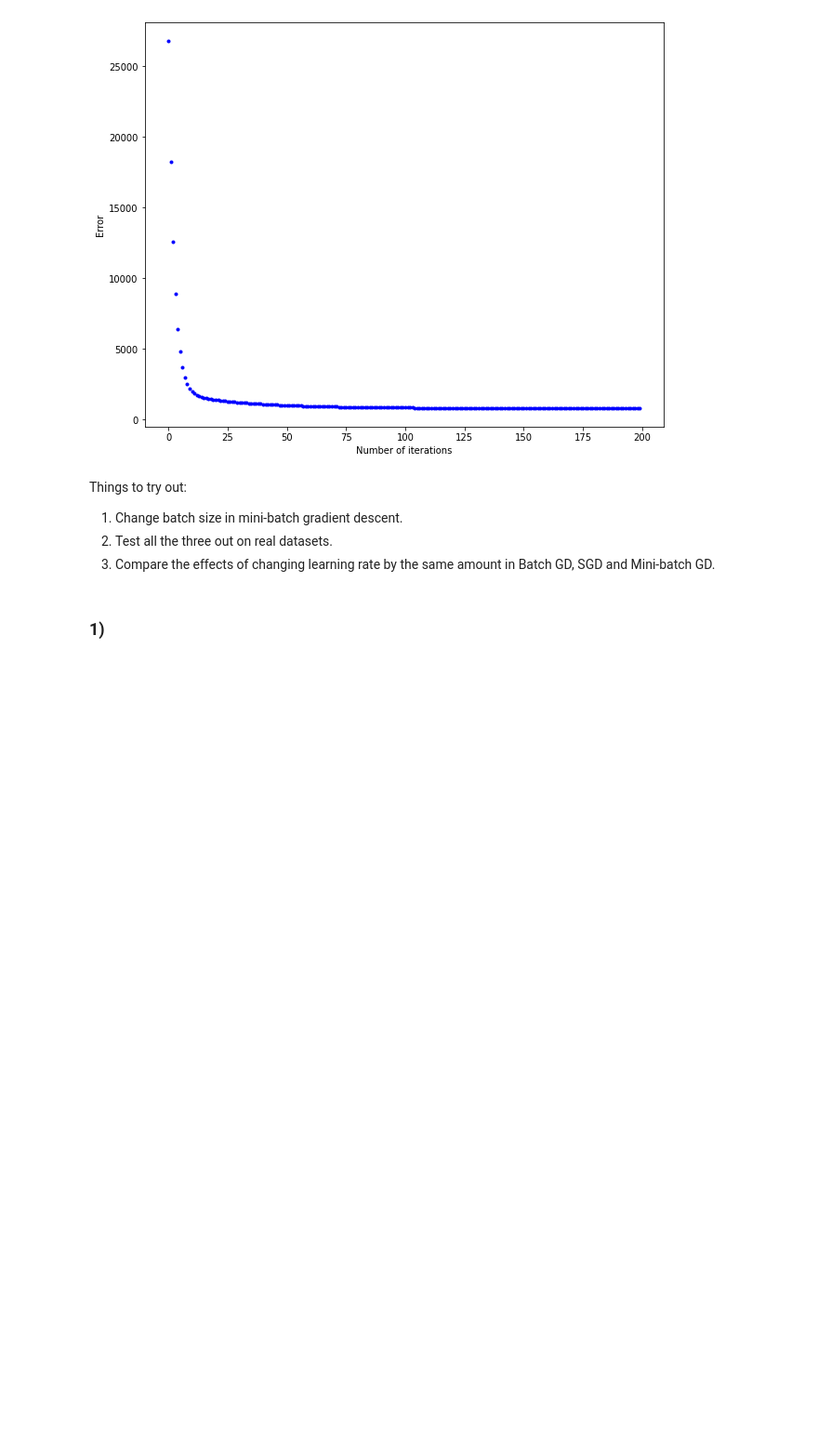
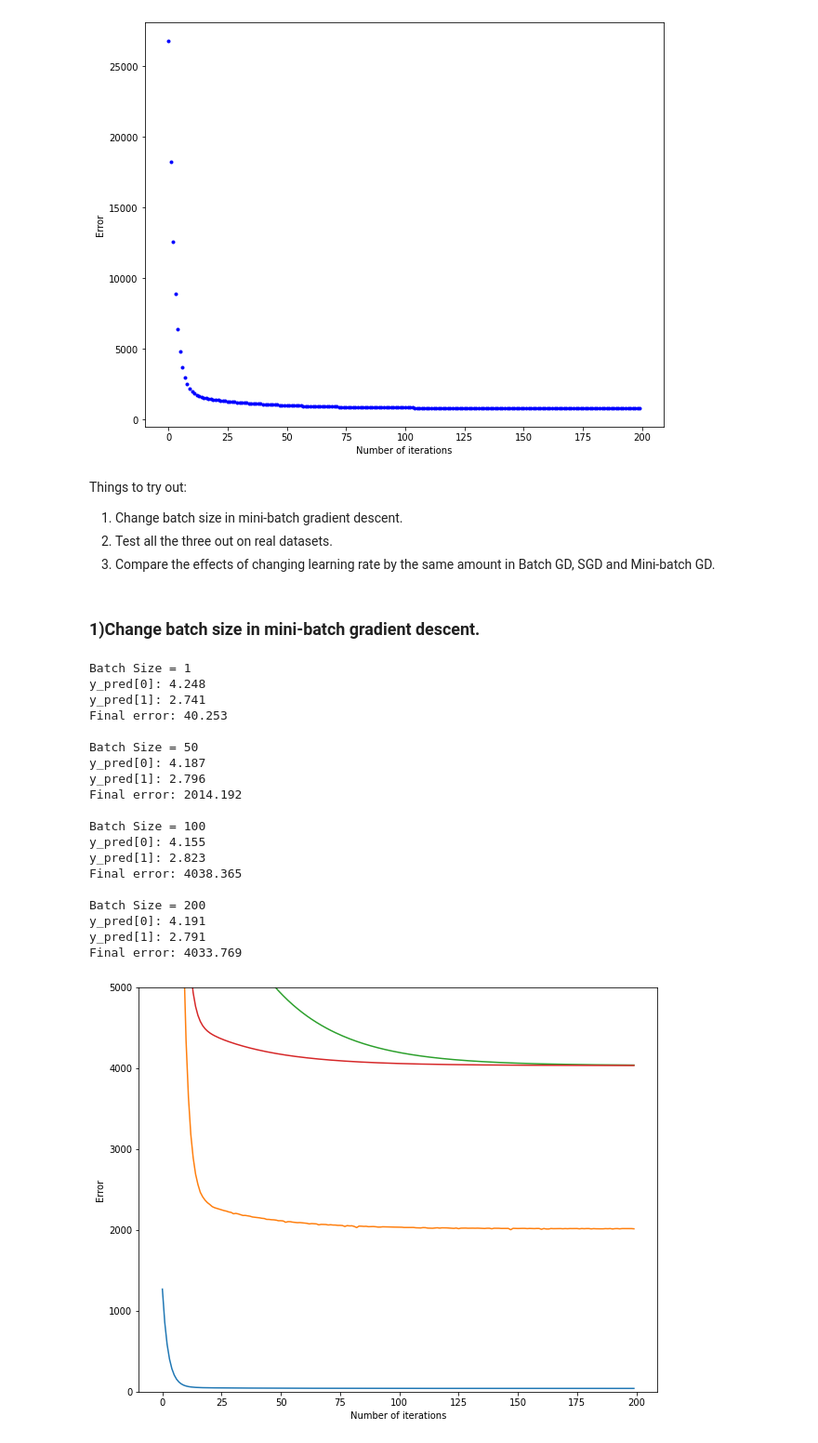
Before and after one commit to himavanth07/MachineLearning, a Jupyter notebook: Module4Lab3.ipynb, the cells around one changed output. Shown at 93% size. Cells and saved outputs as stored; diff of their text form; code cells hidden in the pictures; blank space fills up the shorter version.

```diff
--- a/Module4Lab3.ipynb
+++ b/Module4Lab3.ipynb
@@ -277,5 +277,50 @@ Things to try out:
 1. Change batch size in mini-batch gradient descent.
 2. Test all the three out on real datasets.
 3. Compare the effects of changing learning rate by the same amount in Batch GD, SGD and Mini-batch GD.
-# %% [markdown]
-### 1)
+# %% [markdown]
+### 1)Change batch size in mini-batch gradient descent.
+# %%
+lr = 0.1
+n_iter = 200
+batch=[1,50,100,200]
+cost=[]
+for i in batch:
+  y_pred = np.random.randn(2,1)
+  y_pred, cost_history = minibatch_gradient_descent(X, y, y_pred, lr, n_iter,i)
+  cost.append(cost_history)
+  print(f"Batch Size = {i}")
+  print('y_pred[0]: {:0.3f}\ny_pred[1]: {:0.3f}'.format(y_pred[0][0], y_pred[1][0]))
+  print('Final error: {:0.3f}\n'.format(cost_history[-1]))
+
+fig, ax = plt.subplots(figsize=(10,8))
+
+ax.set_ylabel('Error')
+ax.set_xlabel('Number of iterations')
+y_pred = np.random.randn(2,1)
+
+for i, cost_history in zip(batch, cost):
+  ax.plot(range(n_iter), cost_history)
+
+plt.ylim([0, 5000])
+plt.show()
+# %% [output]
+Batch Size = 1
+y_pred[0]: 4.248
+y_pred[1]: 2.741
+Final error: 40.253
+
+Batch Size = 50
+y_pred[0]: 4.187
+y_pred[1]: 2.796
+Final error: 2014.192
+
+Batch Size = 100
+y_pred[0]: 4.155
+y_pred[1]: 2.823
+Final error: 4038.365
+
+Batch Size = 200
+y_pred[0]: 4.191
+y_pred[1]: 2.791
+Final error: 4033.769
+[figure, added]
```
Also changed, not shown: parts of 12 cells of this notebook.
